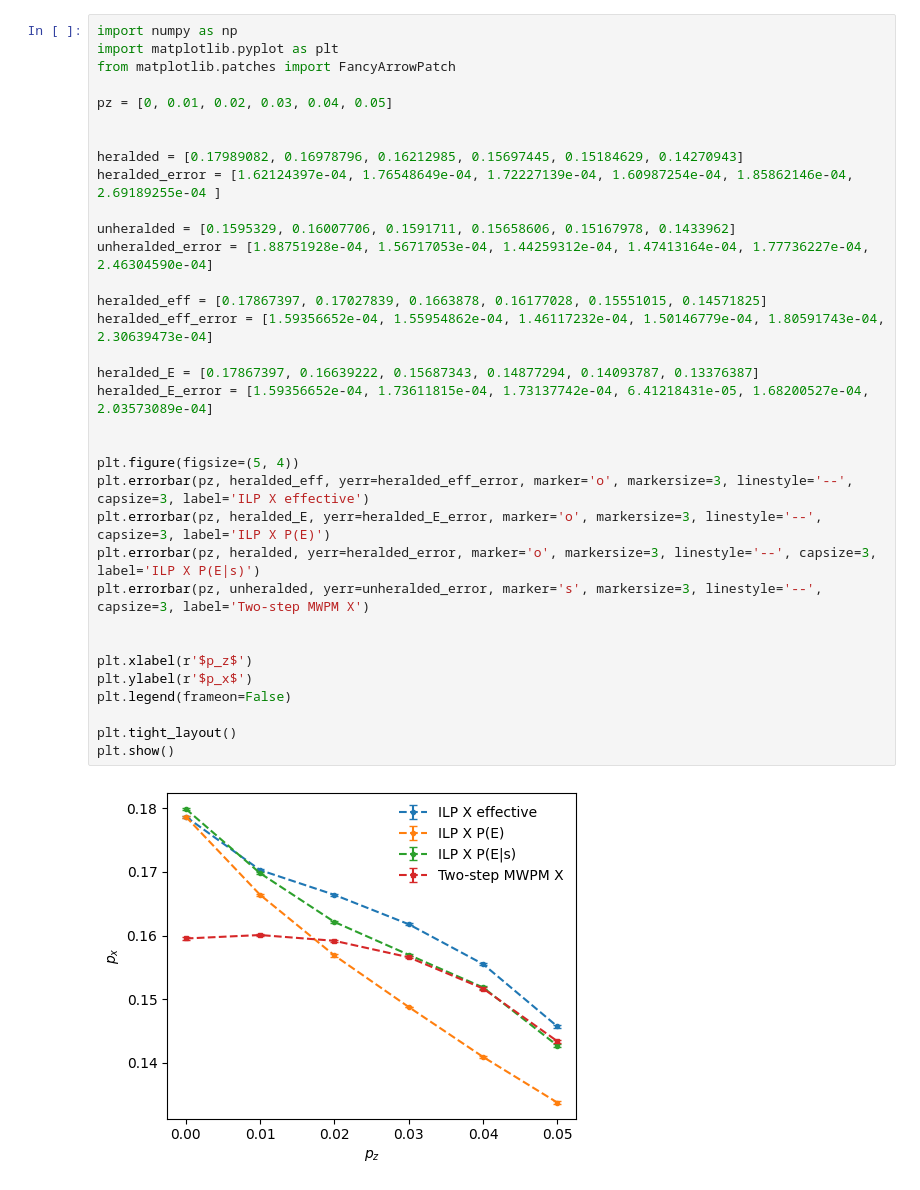
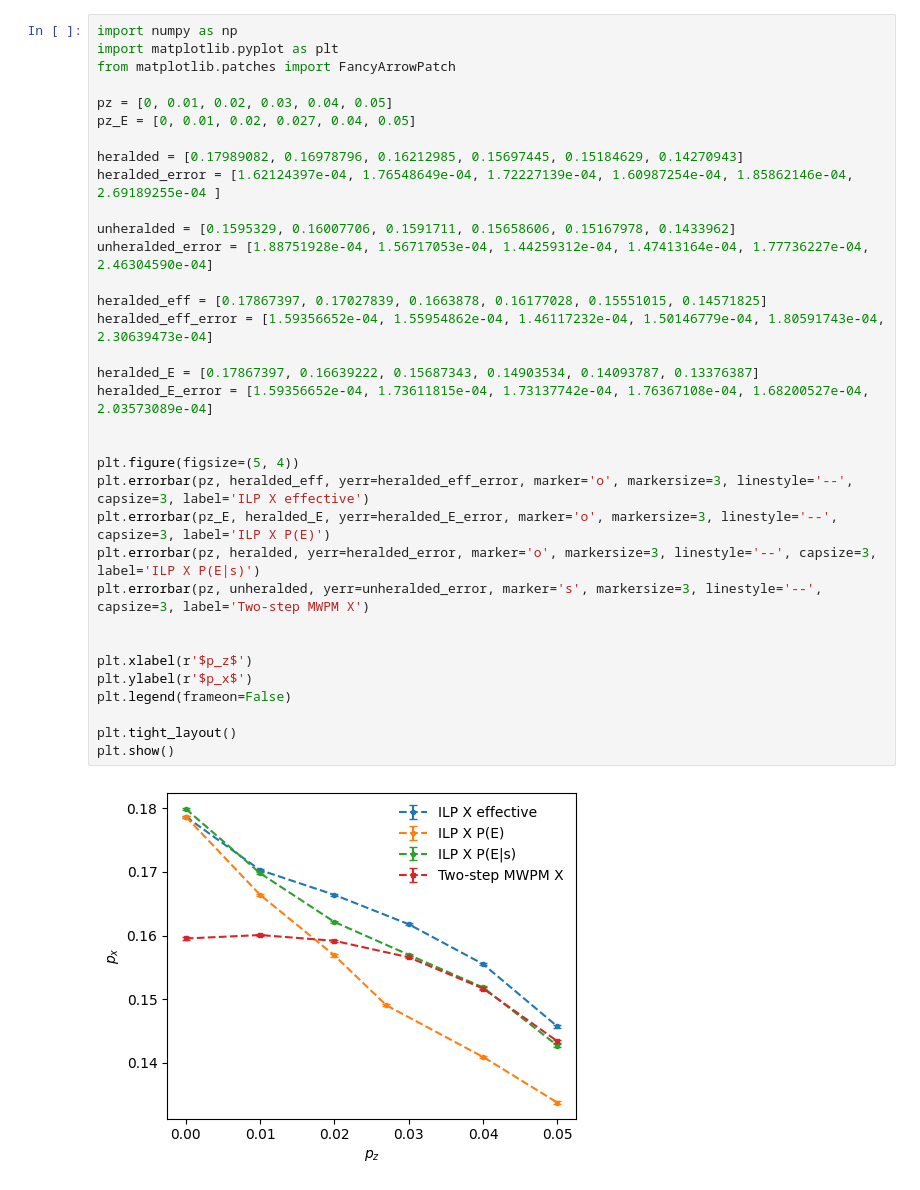
Before and after one commit to steamdou/TOPO-QC, a Jupyter notebook: data_plots/phase_diagram_X_final.ipynb, the cells around one changed output. Cells and saved outputs as stored; diff of their text form.

Commit message:
2.7 added to the threshold plots

```diff
--- a/data_plots/phase_diagram_X_final.ipynb
+++ b/data_plots/phase_diagram_X_final.ipynb
@@ -2,35 +2,35 @@
 import numpy as np
 import matplotlib.pyplot as plt
 from matplotlib.patches import FancyArrowPatch
 
 pz = [0, 0.01, 0.02, 0.03, 0.04, 0.05]
-
+pz_E = [0, 0.01, 0.02, 0.027, 0.04, 0.05]
 
 heralded = [0.17989082, 0.16978796, 0.16212985, 0.15697445, 0.15184629, 0.14270943]
 heralded_error = [1.62124397e-04, 1.76548649e-04, 1.72227139e-04, 1.60987254e-04, 1.85862146e-04, 2.69189255e-04 ]
 
 unheralded = [0.1595329, 0.16007706, 0.1591711, 0.15658606, 0.15167978, 0.1433962]
 unheralded_error = [1.88751928e-04, 1.56717053e-04, 1.44259312e-04, 1.47413164e-04, 1.77736227e-04, 2.46304590e-04]
 
 heralded_eff = [0.17867397, 0.17027839, 0.1663878, 0.16177028, 0.15551015, 0.14571825]
 heralded_eff_error = [1.59356652e-04, 1.55954862e-04, 1.46117232e-04, 1.50146779e-04, 1.80591743e-04, 2.30639473e-04]
 
-heralded_E = [0.17867397, 0.16639222, 0.15687343, 0.14877294, 0.14093787, 0.13376387]
-heralded_E_error = [1.59356652e-04, 1.73611815e-04, 1.73137742e-04, 6.41218431e-05, 1.68200527e-04, 2.03573089e-04]
+heralded_E = [0.17867397, 0.16639222, 0.15687343, 0.14903534, 0.14093787, 0.13376387]
+heralded_E_error = [1.59356652e-04, 1.73611815e-04, 1.73137742e-04, 1.76367108e-04, 1.68200527e-04, 2.03573089e-04]
 
 
 plt.figure(figsize=(5, 4))
 plt.errorbar(pz, heralded_eff, yerr=heralded_eff_error, marker='o', markersize=3, linestyle='--', capsize=3, label='ILP X effective')
-plt.errorbar(pz, heralded_E, yerr=heralded_E_error, marker='o', markersize=3, linestyle='--', capsize=3, label='ILP X P(E)')
+plt.errorbar(pz_E, heralded_E, yerr=heralded_E_error, marker='o', markersize=3, linestyle='--', capsize=3, label='ILP X P(E)')
 plt.errorbar(pz, heralded, yerr=heralded_error, marker='o', markersize=3, linestyle='--', capsize=3, label='ILP X P(E|s)')
 plt.errorbar(pz, unheralded, yerr=unheralded_error, marker='s', markersize=3, linestyle='--', capsize=3, label='Two-step MWPM X')
 
 
 plt.xlabel(r'$p_z$')
 plt.ylabel(r'$p_x$')
 plt.legend(frameon=False)
 
 plt.tight_layout()
 plt.show()
 # %% [output]
-[figure, old version]
+[figure, new version]
```
Also changed, not shown: 1 other file.
